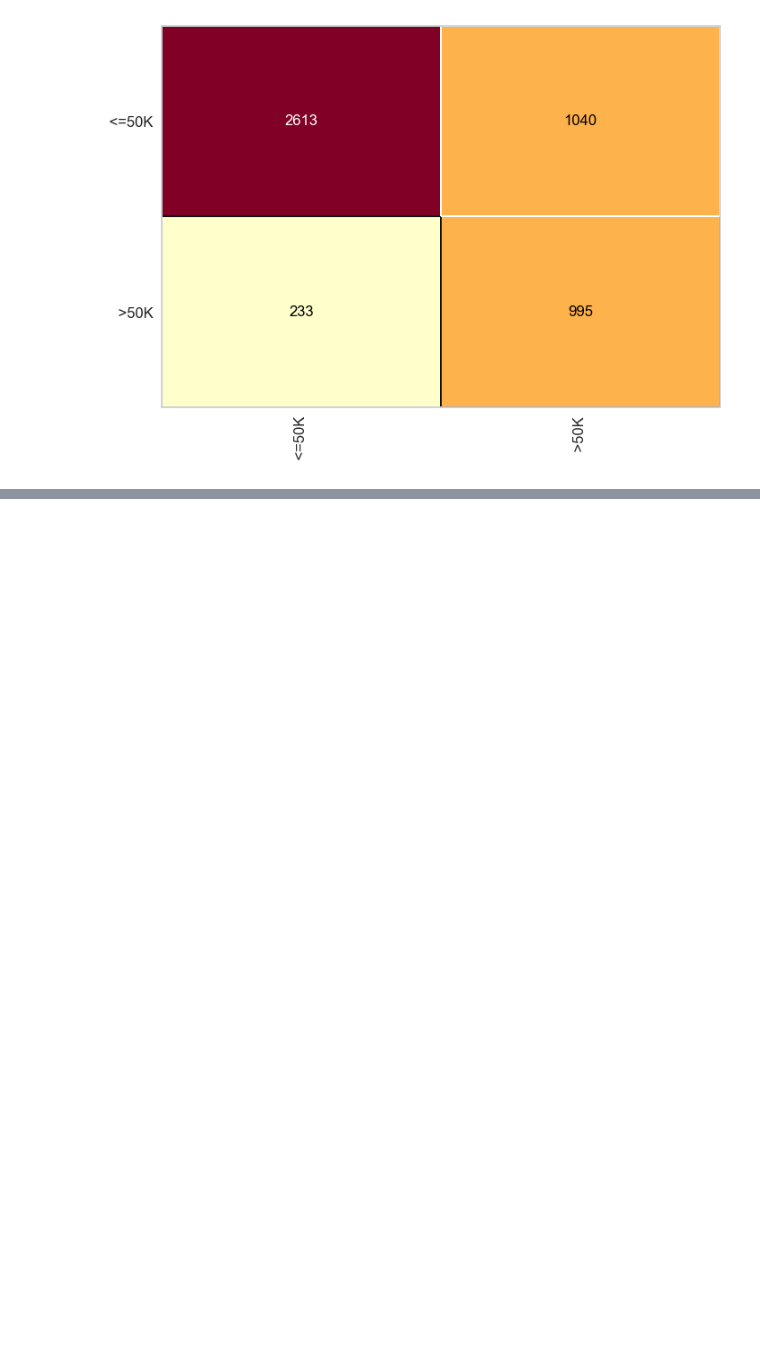
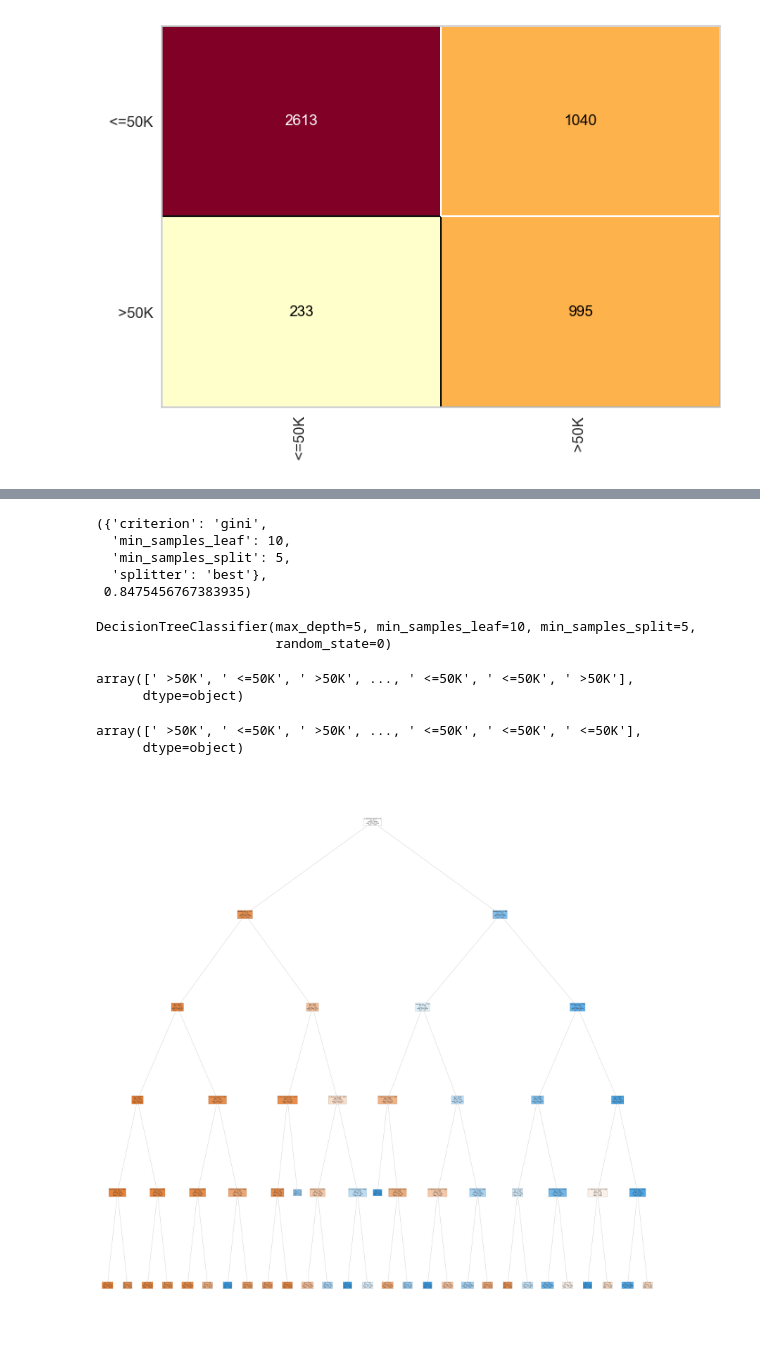
Before and after one commit to raickmiranda/DataScienceAI_TP, a Jupyter notebook: src/census_decisiontree.ipynb, the cells around one changed output, grey strips where cells are left out. Cells and saved outputs as stored; diff of their text form; code cells hidden in the pictures; blank space fills up the shorter version.

```diff
--- a/src/census_decisiontree.ipynb
+++ b/src/census_decisiontree.ipynb
@@ -328,0 +368,30 @@ cm.score(X_census_test_set_nearmiss, y_census_test_set_nearmiss)
+# %%
+best_params, win
+# %% [output]
+({'criterion': 'gini',
+  'min_samples_leaf': 10,
+  'min_samples_split': 5,
+  'splitter': 'best'},
+ 0.8475456767383935)
+# %%
+tree_census_smote_gs = DecisionTreeClassifier(criterion='gini', min_samples_leaf=10, min_samples_split=5, splitter='best', random_state=0, max_depth=5)
+tree_census_smote_gs.fit(X_census_training_set_smote, y_census_training_set_smote)
+# %% [output]
+DecisionTreeClassifier(max_depth=5, min_samples_leaf=10, min_samples_split=5,
+                       random_state=0)
+# %%
+predictor_smote_gs = tree_census_smote_gs.predict(X_census_test_set_smote)
+predictor_smote_gs
+# %% [output]
+array([' >50K', ' <=50K', ' >50K', ..., ' <=50K', ' <=50K', ' >50K'],
+      dtype=object)
+# %%
+y_census_test_set_smote
+# %% [output]
+array([' >50K', ' <=50K', ' >50K', ..., ' <=50K', ' <=50K', ' <=50K'],
+      dtype=object)
+# %%
+figure, axis = plt.subplots(nrows=1, ncols=1, figsize=(50, 50))
+tree.plot_tree(tree_census_smote_gs, filled=True, class_names=list(tree_census_smote_gs.classes_), feature_names=list(df_transformed.columns));
+# %% [output]
+[figure, added]
```
Also changed, not shown: parts of 18 cells of this notebook, 8 other files.
